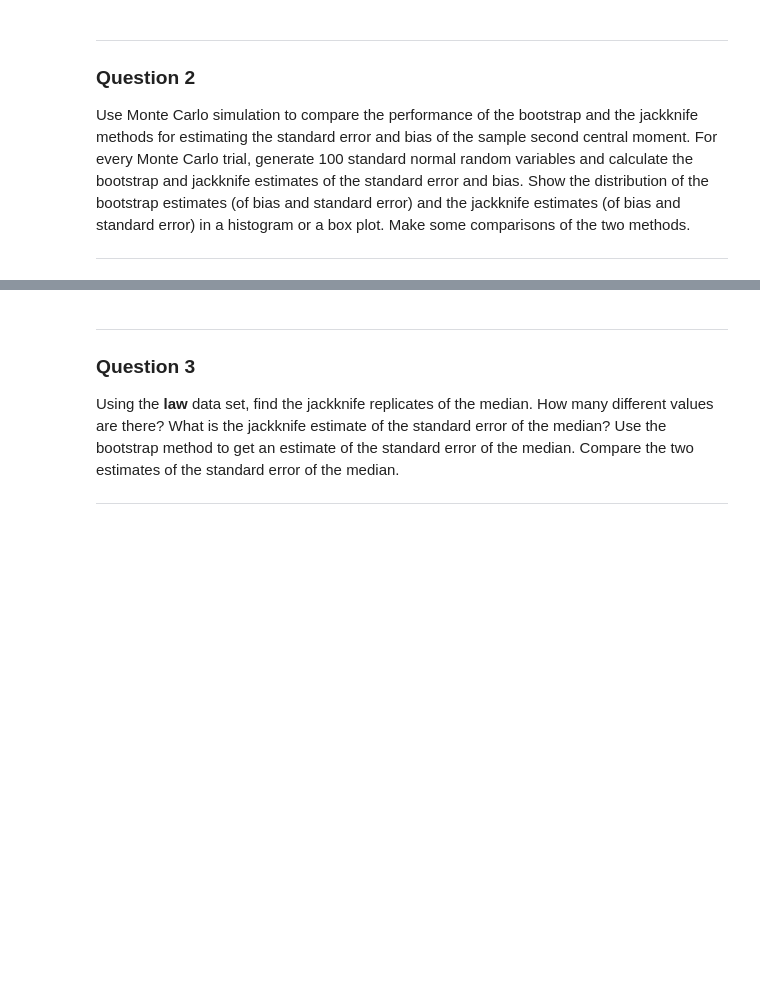
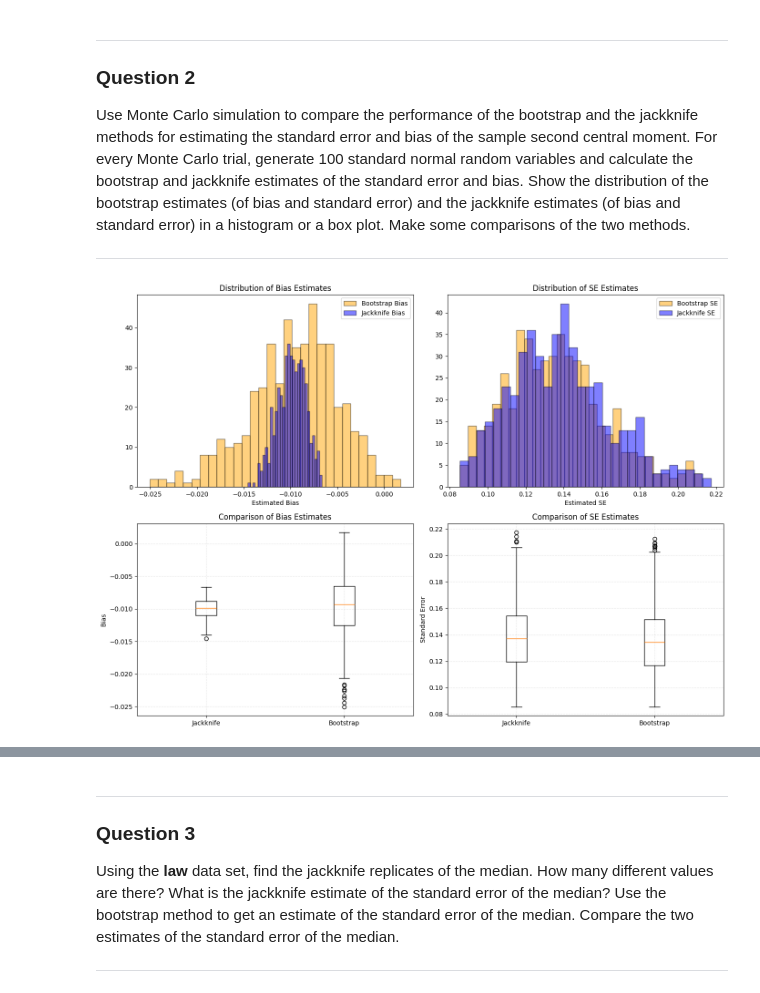
Before and after one commit to mervenurkarabulut/gsu-ind-522, a Jupyter notebook: HW6/hw6.ipynb, the cells around one changed output, grey strips where cells are left out. Drawn from its saved outputs; the diff is of its cells as text; code cells hidden in the pictures; blank space fills up the shorter version.

```diff
--- a/HW6/hw6.ipynb
+++ b/HW6/hw6.ipynb
@@ -16,3 +108,100 @@ The *peanuts* data set contains measurements of the alfatoxin $(X)$ and the corr
 Use Monte Carlo simulation to compare the performance of the bootstrap and the jackknife methods for estimating the standard error and bias of the sample second central moment. For every Monte Carlo trial, generate 100 standard normal random variables and calculate the bootstrap and jackknife estimates of the standard error and bias. Show the distribution of the bootstrap estimates (of bias and standard error) and the jackknife estimates (of bias and standard error) in a histogram or a box plot. Make some comparisons of the two methods.
 
 ---
+# %%
+# Parameters
+MC_trials = 500          # number of Monte Carlo trials
+n = 100                  # sample size
+B = 1000                 # bootstrap resamples
+
+boot_bias = []
+boot_se = []
+jack_bias = []
+jack_se = []
+
+# true second central moment of N(0,1)
+true_var = 1.0
+
+for _ in range(MC_trials):
+    # generate data
+    x = np.random.randn(n)
+
+    # sample second central moment
+    theta_hat = np.mean((x - np.mean(x))**2)
+
+    # ---------- Bootstrap ----------
+    boot_thetas = []
+    for _ in range(B):
+        xb = np.random.choice(x, size=n, replace=True)
+        boot_thetas.append(np.mean((xb - np.mean(xb))**2))
+    boot_thetas = np.array(boot_thetas)
+
+    # Bootstrap estimates
+    boot_bias.append(np.mean(boot_thetas) - theta_hat)
+    boot_se.append(np.std(boot_thetas, ddof=1))
+
+    # ---------- Jackknife ----------
+    jack_thetas = []
+    for i in range(n):
+        x_leave = np.delete(x, i)
+        jack_thetas.append(np.mean((x_leave - np.mean(x_leave))**2))
+    jack_thetas = np.array(jack_thetas)
+
+    theta_jack_mean = np.mean(jack_thetas)
+
+    # Jackknife estimates
+    jack_bias.append((n - 1) * (theta_jack_mean - theta_hat))
+    jack_se.append(
+        np.sqrt((n - 1) / n * np.sum((jack_thetas - theta_jack_mean) ** 2))
+    )
+
+boot_bias = np.array(boot_bias)
+boot_se = np.array(boot_se)
+jack_bias = np.array(jack_bias)
+jack_se = np.array(jack_se)
+
+# ---------- Plots ----------
+plt.figure(figsize=(14, 10))
+
+# Histograms of Bias
+plt.subplot(2, 2, 1)
+plt.hist(boot_bias, bins=30, alpha=0.5, label="Bootstrap Bias", color='orange', edgecolor='black')
+plt.hist(jack_bias, bins=30, alpha=0.5, label="Jackknife Bias", color='blue', edgecolor='black')
+plt.title("Distribution of Bias Estimates")
+plt.xlabel('Estimated Bias')
+plt.legend()
+
+# Histograms of SE
+plt.subplot(2, 2, 2)
+plt.hist(boot_se, bins=30, alpha=0.5, label="Bootstrap SE", color='orange', edgecolor='black')
+plt.hist(jack_se, bins=30, alpha=0.5, label="Jackknife SE", color='blue', edgecolor='black')
+plt.title("Distribution of SE Estimates")
+plt.xlabel('Estimated SE')
+plt.legend()
+
+# Boxplots of Bias
+plt.subplot(2, 2, 3)
+plt.boxplot([jack_bias, boot_bias], labels=['Jackknife', 'Bootstrap'])
+plt.title('Comparison of Bias Estimates')
+plt.ylabel('Bias')
+plt.grid(True, linestyle='--', alpha=0.3)
+
+# Boxplots of SE
+plt.subplot(2, 2, 4)
+plt.boxplot([jack_se, boot_se], labels=['Jackknife', 'Bootstrap'])
+plt.title('Comparison of SE Estimates')
+plt.ylabel('Standard Error')
+plt.grid(True, linestyle='--', alpha=0.3)
+
+plt.tight_layout()
+plt.show()
+
+# ---------- Numerical summaries ----------
+print(f"--- Summary Statistics (M={MC_trials} trials) ---")
+print(f"Jackknife Mean Bias: {np.mean(jack_bias):.5f} (SD: {np.std(jack_bias):.5f})")
+print(f"Bootstrap Mean Bias: {np.mean(boot_bias):.5f} (SD: {np.std(boot_bias):.5f})")
+print("-" * 40)
+print(f"Jackknife Mean SE:   {np.mean(jack_se):.5f} (SD: {np.std(jack_se):.5f})")
+print(f"Bootstrap Mean SE:   {np.mean(boot_se):.5f} (SD: {np.std(boot_se):.5f})")
+# %% [output]
+[figure, added]
```
Also changed, not shown: parts of 18 cells of this notebook, 1 other file.
